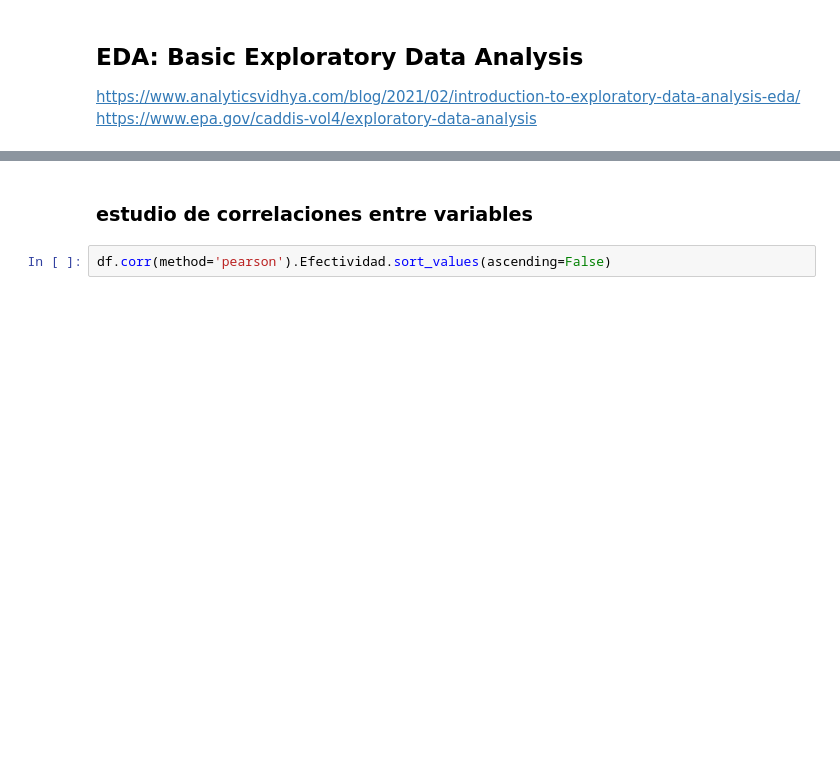
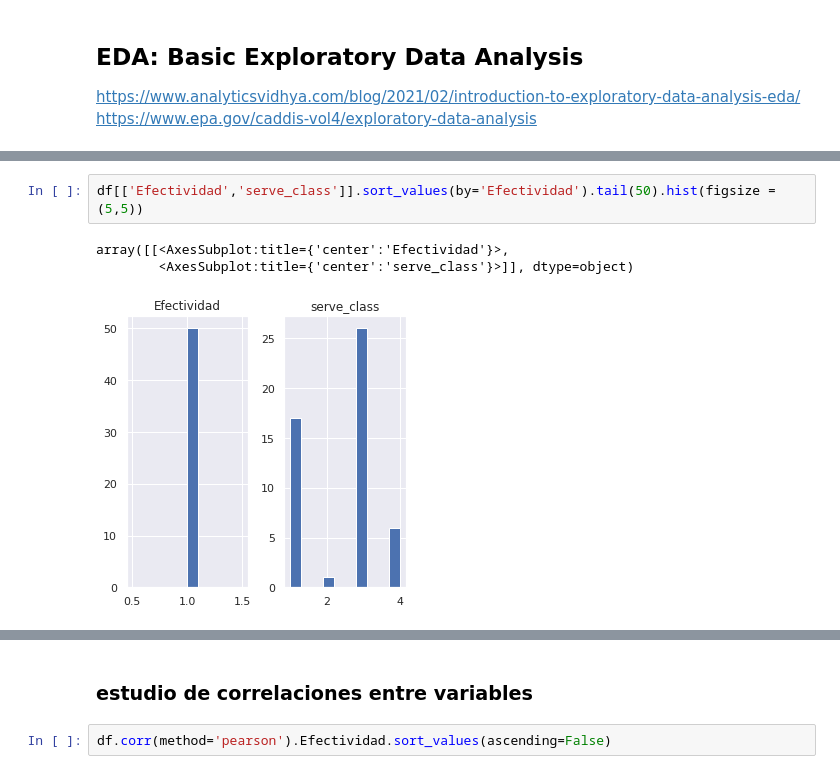
Before and after one commit to Jalagarto/tennis, a Jupyter notebook: EDA/understanding_data.ipynb, the cells around one changed output, grey strips where cells are left out. Cells and saved outputs as stored; diff of their text form; blank space fills up the shorter version.

```diff
--- a/EDA/understanding_data.ipynb
+++ b/EDA/understanding_data.ipynb
@@ -25,0 +46,6 @@ df
+# %%
+df[['Efectividad','serve_class']].sort_values(by='Efectividad').tail(50).hist(figsize = (5,5))
+# %% [output]
+array([[<AxesSubplot:title={'center':'Efectividad'}>,
+        <AxesSubplot:title={'center':'serve_class'}>]], dtype=object)
+[figure, added]
```
Also changed, not shown: parts of 20 cells of this notebook, 1 other file.
